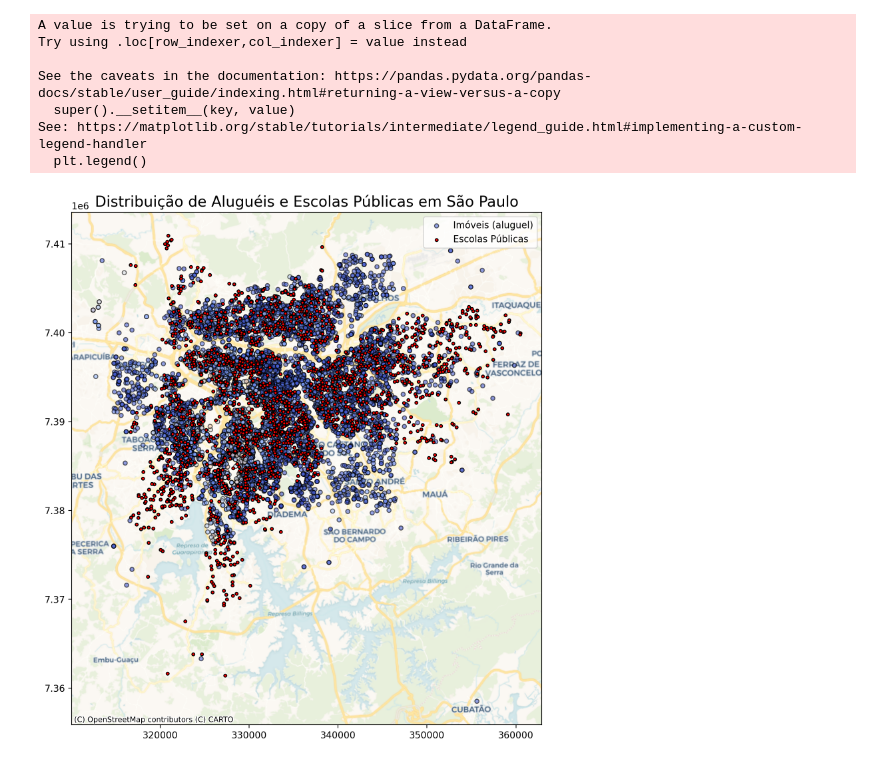
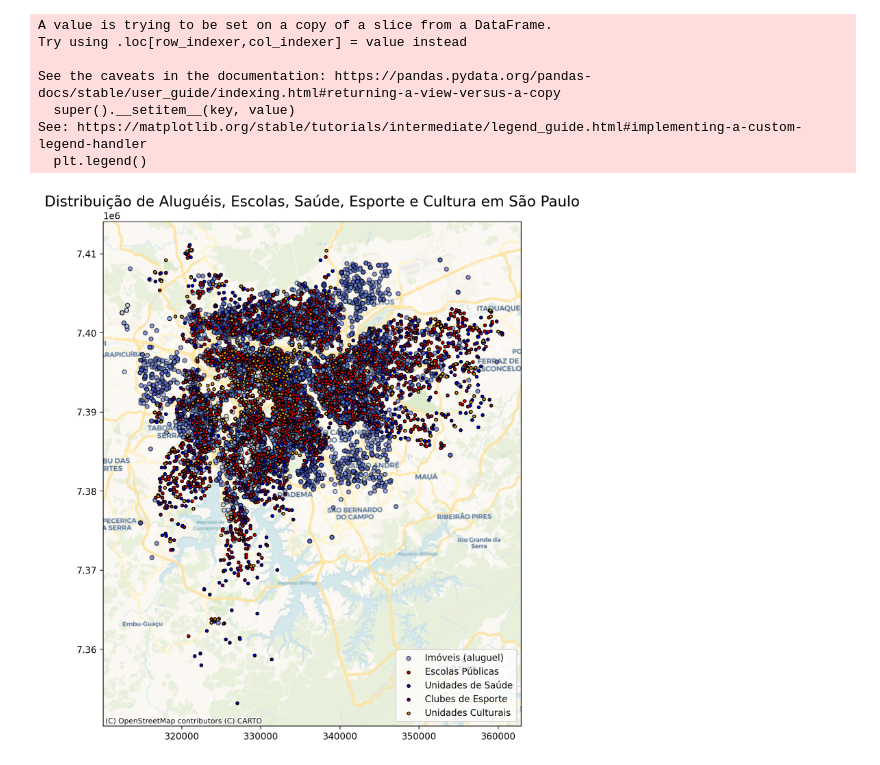
Before and after one commit to josermf2/infogeo-project, a Jupyter notebook: initialAnalysis.ipynb, the cells around one changed output. Saved outputs shown, nothing was run; the diff lists cells and outputs as text; code cells hidden in the pictures.

Commit message:
Adding all extra data

```diff
--- a/initialAnalysis.ipynb
+++ b/initialAnalysis.ipynb
@@ -23,11 +23,27 @@ sp = sp.to_crs(epsg=31983)
 # Reprojetar o GeoDataFrame dos imóveis para EPSG:31983
 geo_housing_data = geo_housing_data.to_crs(epsg=31983)
 
-# Carregar o shapefile de escolas públicas e reprojetar para EPSG:31983
+# Carregar o shapefile de escolas públicas, definir o CRS e reprojetar para EPSG:31983
 ensino_publico = gpd.read_file('data/education/SIRGAS_SHP_TEMA_EDUCACAO_REDE_PRIVADA.shp')
-ensino_publico = ensino_publico.set_crs("EPSG:31983", allow_override=True, inplace=True)
+ensino_publico.set_crs("EPSG:31983", inplace=True)  # Definir o CRS de origem
+ensino_publico = ensino_publico.to_crs(epsg=31983)  # Reprojetar para EPSG:31983
 
-# Plotar o limite de São Paulo, os imóveis e as escolas em um só gráfico
+# Carregar o shapefile de saúde, definir o CRS e reprojetar para EPSG:31983
+saude = gpd.read_file('data/health/SIRGAS_SHP_TEMA_SAUDE_UBS_POSTO_DE_SAUDE_CENTRO_DE_SAUDE.shp')
+saude.set_crs("EPSG:31983", inplace=True)
+saude = saude.to_crs(epsg=31983)
+
+# Carregar o shapefile de esporte, definir o CRS e reprojetar para EPSG:31983
+sport = gpd.read_file('data/sports/SIRGAS_SHP_TEMA_ESPORTE_CLUBE DA COMUNIDADE.shp')
+sport.set_crs("EPSG:31983", inplace=True)
+sport = sport.to_crs(epsg=31983)
+
+# Carregar o shapefile de cultura, definir o CRS e reprojetar para EPSG:31983
+cultura = gpd.read_file('data/culture/SIRGAS_SHP_TEMA_CULTURA.shp')
+cultura.set_crs("EPSG:31983", inplace=True)
+cultura = cultura.to_crs(epsg=31983)
+
+# Plotar o limite de São Paulo, os imóveis, escolas, saúde, esportes e cultura em um só gráfico
 %config InlineBackend.figure_format = 'retina'
 fig, ax = plt.subplots(figsize=(10, 10))
 
@@ -41,32 +57,59 @@ geo_housing_data.plot(
     cmap='coolwarm',  # Mapa de cores para representar o valor do aluguel
     markersize=20,
     alpha=0.6,
     edgecolor='black',
     label="Imóveis (aluguel)"
 )
 
 # Plotar as escolas públicas
 ensino_publico.plot(
     ax=ax,
     color='red',  # Cor para diferenciar as escolas
     markersize=10,
     edgecolor='black',
     label="Escolas Públicas"
 )
 
+# Plotar as unidades de saúde
+saude.plot(
+    ax=ax,
+    color='blue',  # Cor para diferenciar unidades de saúde
+    markersize=10,
+    edgecolor='black',
+    label="Unidades de Saúde"
+)
+
+# Plotar os clubes de esporte
+sport.plot(
+    ax=ax,
+    color='purple',  # Cor para diferenciar clubes de esporte
+    markersize=10,
+    edgecolor='black',
+    label="Clubes de Esporte"
+)
+
+# Plotar as unidades culturais
+cultura.plot(
+    ax=ax,
+    color='orange',  # Cor para diferenciar unidades culturais
+    markersize=10,
+    edgecolor='black',
+    label="Unidades Culturais"
+)
+
 # Adicionar o mapa base
 ctx.add_basemap(ax, crs="EPSG:31983", source=ctx.providers.CartoDB.Voyager)
 
 # Ajustes finais no gráfico
-plt.title("Distribuição de Aluguéis e Escolas Públicas em São Paulo", fontsize=16)
+plt.title("Distribuição de Aluguéis, Escolas, Saúde, Esporte e Cultura em São Paulo", fontsize=16)
 plt.legend()
 plt.show()
 # %% [output]
 A value is trying to be set on a copy of a slice from a DataFrame.
 Try using .loc[row_indexer,col_indexer] = value instead
 
 See the caveats in the documentation: https://pandas.pydata.org/pandas-docs/stable/user_guide/indexing.html#returning-a-view-versus-a-copy
   super().__setitem__(key, value)
 See: https://matplotlib.org/stable/tutorials/intermediate/legend_guide.html#implementing-a-custom-legend-handler
   plt.legend()
-[figure, old version]
+[figure, new version]
```
